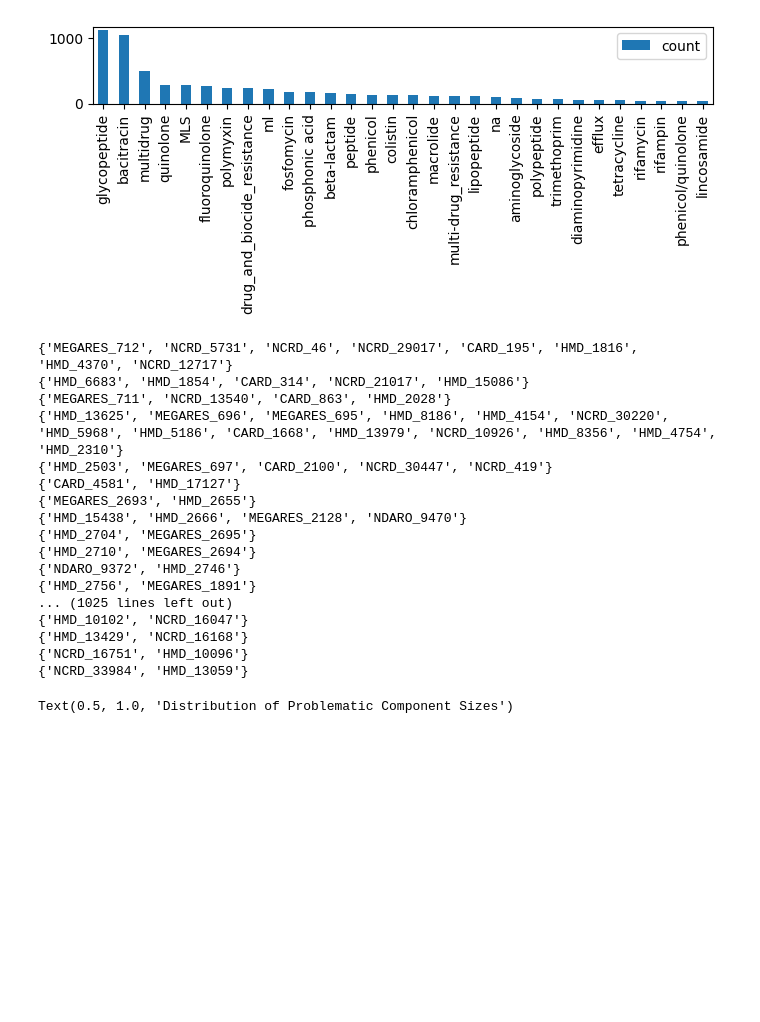
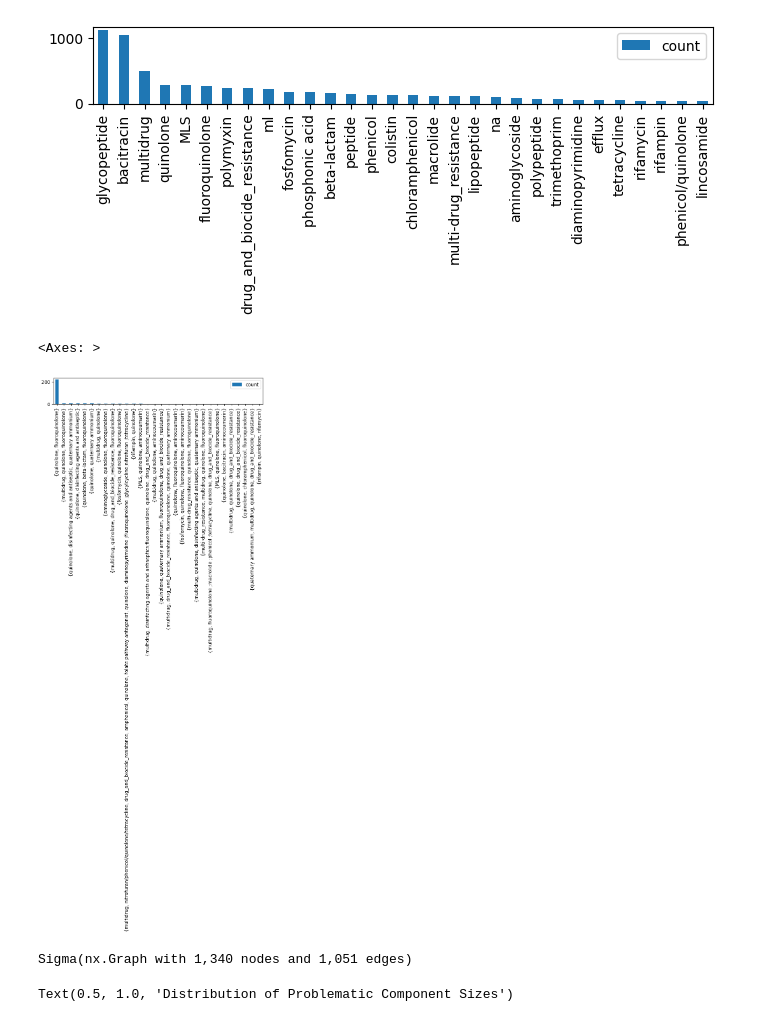
Before and after one commit to tiagocabralborelli/db-redundance, a Jupyter notebook: notebooks/3.Analysis.ipynb, the cells around one changed output. Saved outputs shown, nothing was run; the diff lists cells and outputs as text; code cells hidden in the pictures; blank space fills up the shorter version.

```diff
--- a/notebooks/3.Analysis.ipynb
+++ b/notebooks/3.Analysis.ipynb
@@ -168,29 +163,40 @@ pd.Series(ClassCount).value_counts().head(30).to_frame().plot(kind = "bar", figs
 # %% [output]
 <Axes: >
 [figure]
+# %%
+TargetClass = "quinolone"
+pd.Series([c for c in DivergenteAnnotatedClasses if TargetClass in c]).value_counts().head(30).to_frame().plot(kind = "bar", figsize=(8,1))
+# %% [output]
+<Axes: >
+[figure, added]
 # %%
+TargetClass = "quinolone"
+ProblematicCompWithTargetClass = set()
 for key, value in ComponentIndex.items():
     if value["status"] == "problematic":
-        if "bacitracin" in value["classes"]:
-            print(value["component"])
+        if TargetClass in value["classes"]:
+            ProblematicCompWithTargetClass = ProblematicCompWithTargetClass.union(value["component"])
+ProblematicComponentsByClass = SequenceSimilarityGraph.subgraph(ProblematicCompWithTargetClass)
+meu_layout = {
+    "scalingRatio": 50.0,           # Aumente para afastar os grupos
+    "gravity": 0.2,                 # Reduza para não amontoar no centro
+    "repulsion": 2,               # Aumente para afastar os nós
+    # "outboundAttractionDistribution": True, # Empurra hubs para fora
+    # "barnesHutOptimize": True,      # Essencial para seus 70k nós
+    # "linLogMode": True              # Melhora a definição de clusters biológicos
+}
+Sigma(
+    ProblematicComponentsByClass,
+    node_size  = ProblematicComponentsByClass.degree(),
+    node_color =  [ProblematicComponentsByClass.nodes[n].get("Drug Class") for n in ProblematicComponentsByClass.nodes()],
+    # node_metrics={"community": "louvain"},
+
+    default_edge_type = "curve",
+    layout_settings=meu_layout,
+    start_layout=30,
+    )
 # %% [output]
-{'MEGARES_712', 'NCRD_5731', 'NCRD_46', 'NCRD_29017', 'CARD_195', 'HMD_1816', 'HMD_4370', 'NCRD_12717'}
-{'HMD_6683', 'HMD_1854', 'CARD_314', 'NCRD_21017', 'HMD_15086'}
-{'MEGARES_711', 'NCRD_13540', 'CARD_863', 'HMD_2028'}
-{'HMD_13625', 'MEGARES_696', 'MEGARES_695', 'HMD_8186', 'HMD_4154', 'NCRD_30220', 'HMD_5968', 'HMD_5186', 'CARD_1668', 'HMD_13979', 'NCRD_10926', 'HMD_8356', 'HMD_4754', 'HMD_2310'}
-{'HMD_2503', 'MEGARES_697', 'CARD_2100', 'NCRD_30447', 'NCRD_419'}
-{'CARD_4581', 'HMD_17127'}
-{'MEGARES_2693', 'HMD_2655'}
-{'HMD_15438', 'HMD_2666', 'MEGARES_2128', 'NDARO_9470'}
-{'HMD_2704', 'MEGARES_2695'}
-{'HMD_2710', 'MEGARES_2694'}
-{'NDARO_9372', 'HMD_2746'}
-{'HMD_2756', 'MEGARES_1891'}
-... (1025 lines left out)
-{'HMD_10102', 'NCRD_16047'}
-{'HMD_13429', 'NCRD_16168'}
-{'NCRD_16751', 'HMD_10096'}
-{'NCRD_33984', 'HMD_13059'}
+Sigma(nx.Graph with 1,340 nodes and 1,051 edges)
 # %%
 ProblematicCompoLenDist = [value["len"] for key, value in ComponentIndex.items() if value["status"] == "problematic"]
 # %%
```
Also changed, not shown: parts of 1 cell of this notebook.
